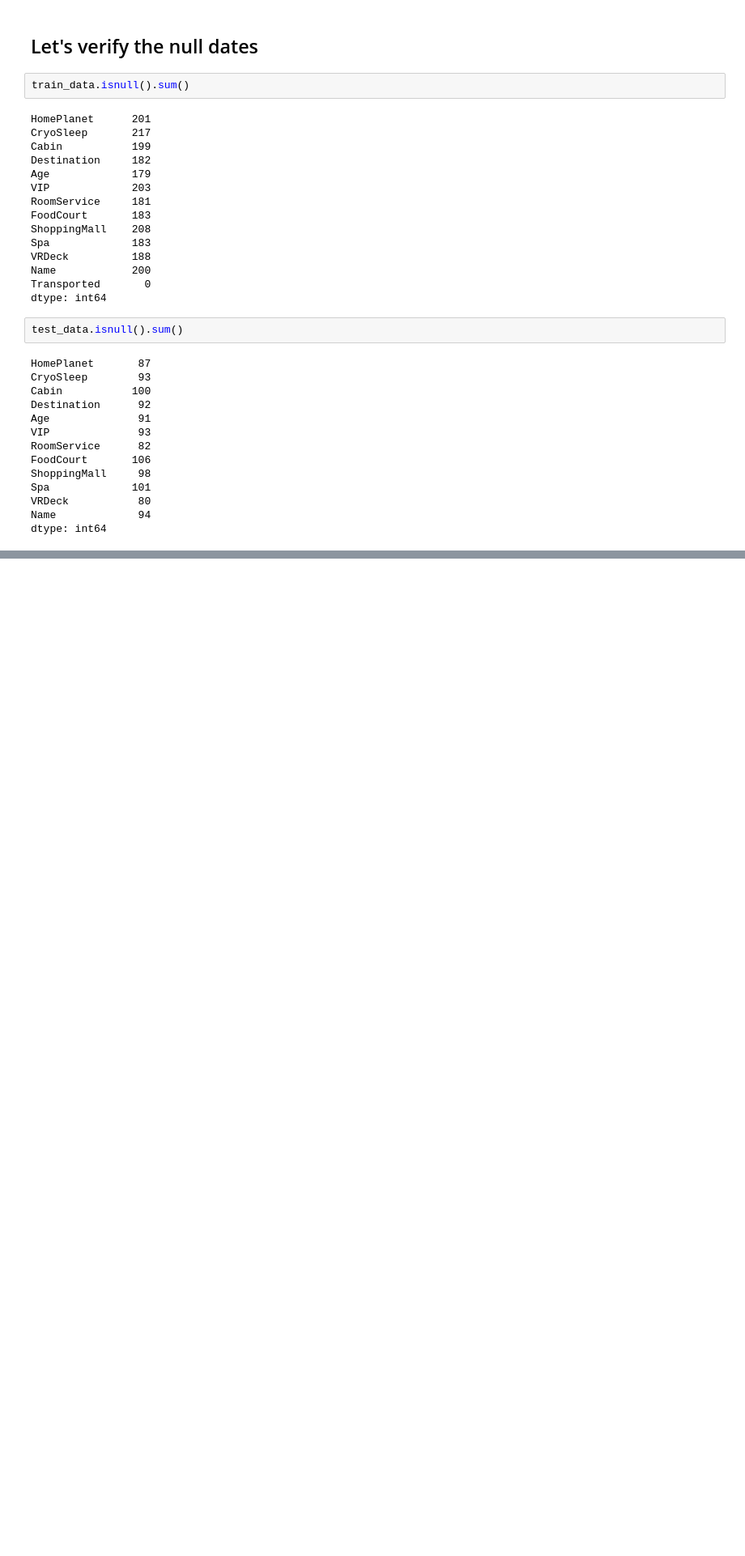
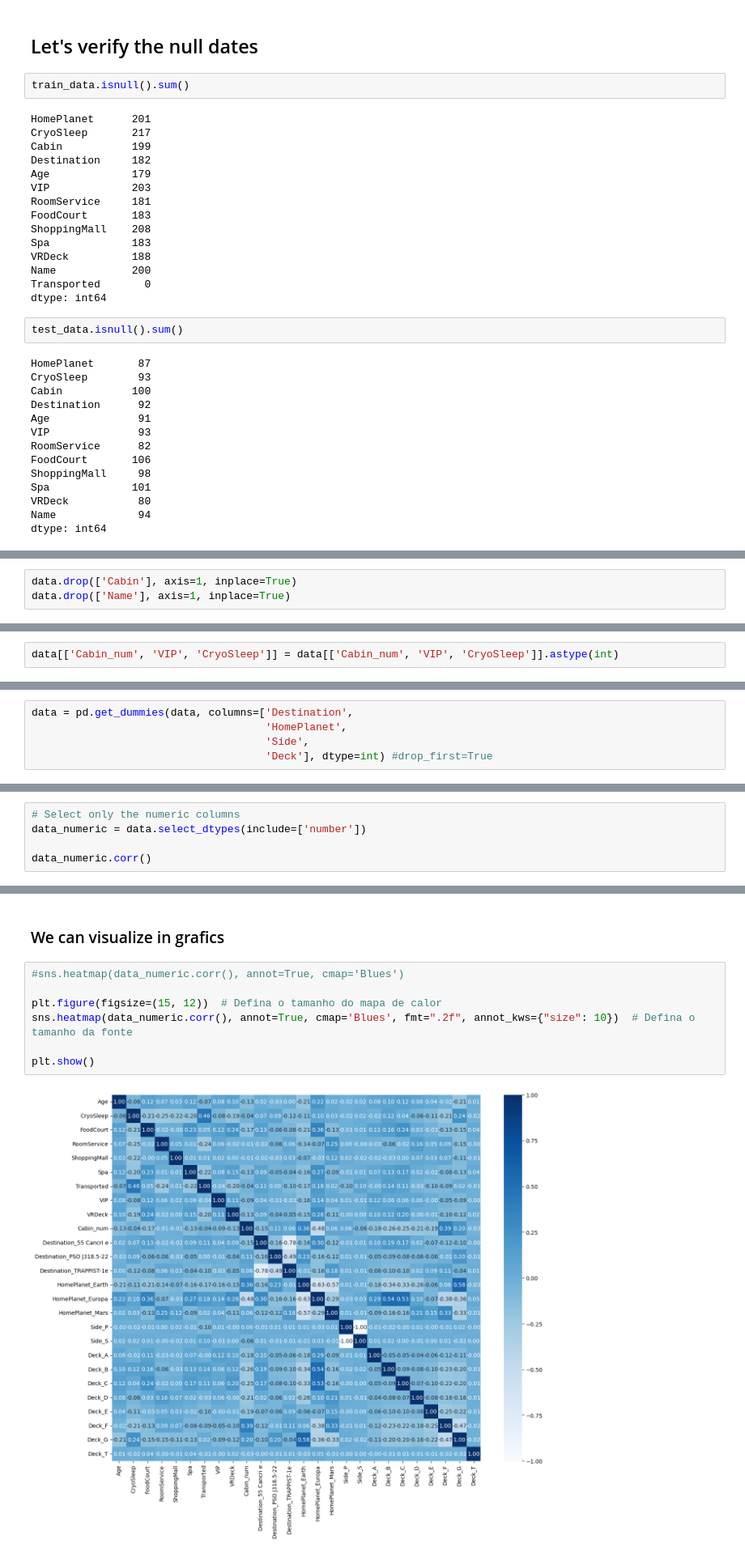
Before and after one commit to Pdrohhs/Data-Science-and-Machine-Learning, a Jupyter notebook: Spaceship Titanic/Spaceship Titanic FinalVersion.ipynb, the cells around one changed output, grey strips where cells are left out. Shown at 81% size. Cells and saved outputs as stored; diff of their text form; blank space fills up the shorter version.

```diff
--- a/Spaceship Titanic/Spaceship Titanic FinalVersion.ipynb
+++ b/Spaceship Titanic/Spaceship Titanic FinalVersion.ipynb
@@ -130,0 +149,3 @@ dtype: int64
+# %%
+data.drop(['Cabin'], axis=1, inplace=True)
+data.drop(['Name'], axis=1, inplace=True)
@@ -130,0 +213,2 @@ dtype: int64
+# %%
+data[['Cabin_num', 'VIP', 'CryoSleep']] = data[['Cabin_num', 'VIP', 'CryoSleep']].astype(int)
@@ -130,0 +217,5 @@ dtype: int64
+# %%
+data = pd.get_dummies(data, columns=['Destination',
+                                     'HomePlanet',
+                                     'Side',
+                                     'Deck'], dtype=int) #drop_first=True
@@ -130,0 +237,5 @@ dtype: int64
+# %%
+# Select only the numeric columns
+data_numeric = data.select_dtypes(include=['number'])
+
+data_numeric.corr()
@@ -130,0 +261,11 @@ dtype: int64
+# %% [markdown]
+### We can visualize in grafics
+# %%
+#sns.heatmap(data_numeric.corr(), annot=True, cmap='Blues')
+
+plt.figure(figsize=(15, 12))  # Defina o tamanho do mapa de calor
+sns.heatmap(data_numeric.corr(), annot=True, cmap='Blues', fmt=".2f", annot_kws={"size": 10})  # Defina o tamanho da fonte
+
+plt.show()
+# %% [output]
+[figure, added]
```
Also changed, not shown: parts of 88 cells of this notebook, 2 other files.
